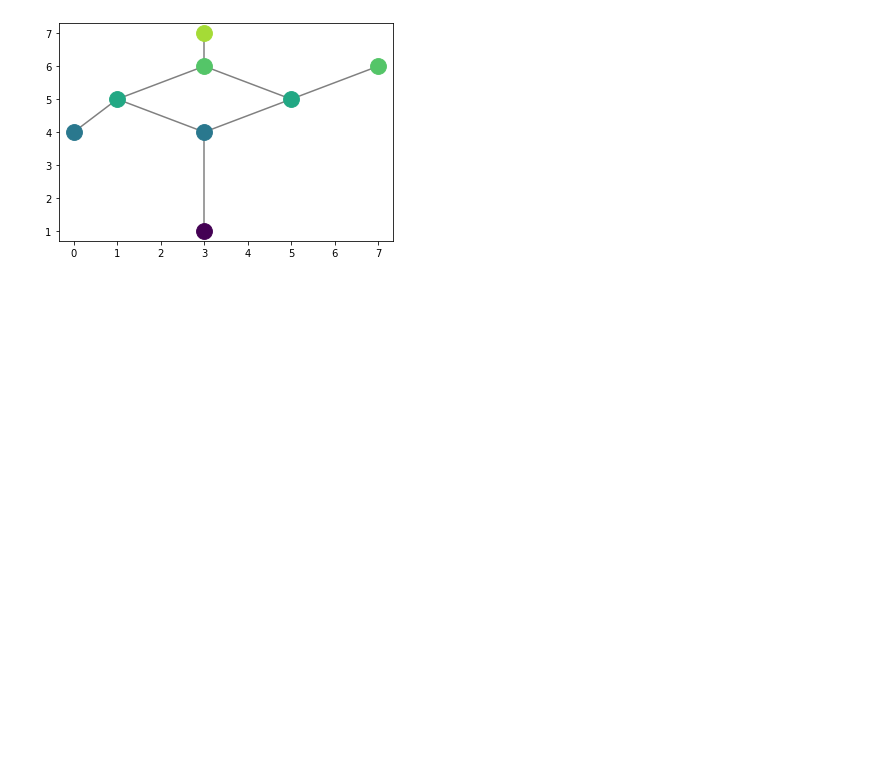
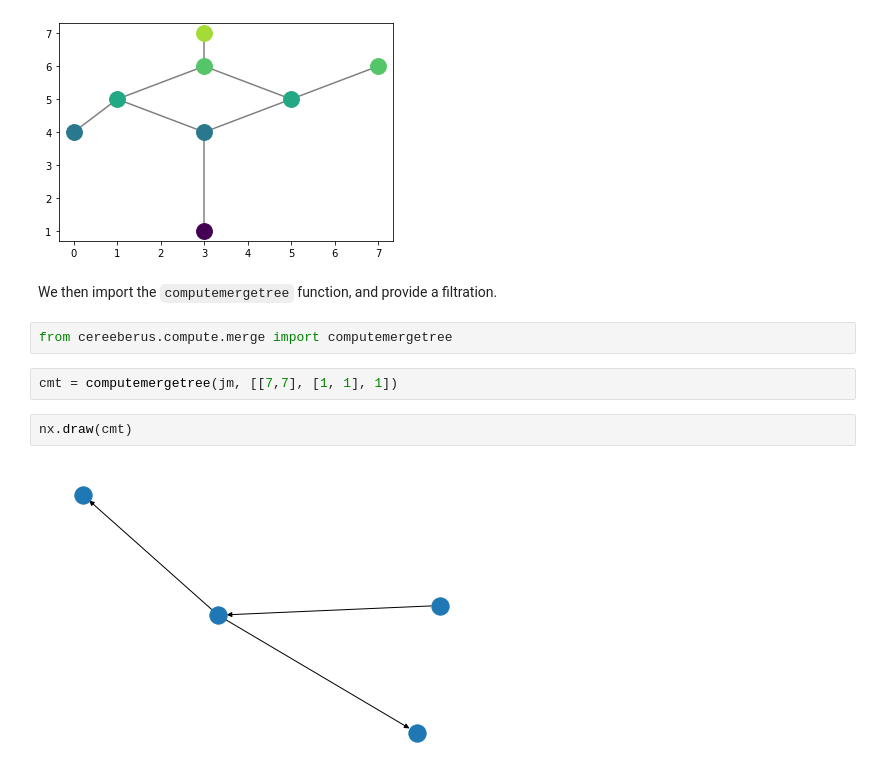
Before and after one commit to MunchLab/ceREEBerus, a Jupyter notebook: notebooks/reeb_plot.ipynb, the cells around one changed output. Saved outputs shown, nothing was run; the diff lists cells and outputs as text; blank space fills up the shorter version.

Commit message:
included merge tree

```diff
--- a/notebooks/reeb_plot.ipynb
+++ b/notebooks/reeb_plot.ipynb
@@ -175,3 +170,13 @@ jm_im = degree.remove_isolates(jm)
 jm_im.plot_reeb()
 # %% [output]
 [figure]
+# %% [markdown]
+We then import the `computemergetree` function, and provide a filtration.
+# %%
+from cereeberus.compute.merge import computemergetree
+# %%
+cmt = computemergetree(jm, [[7,7], [1, 1], 1])
+# %%
+nx.draw(cmt)
+# %% [output]
+[figure, added]
```
Also changed, not shown: parts of 10 cells of this notebook, 44 other files.
